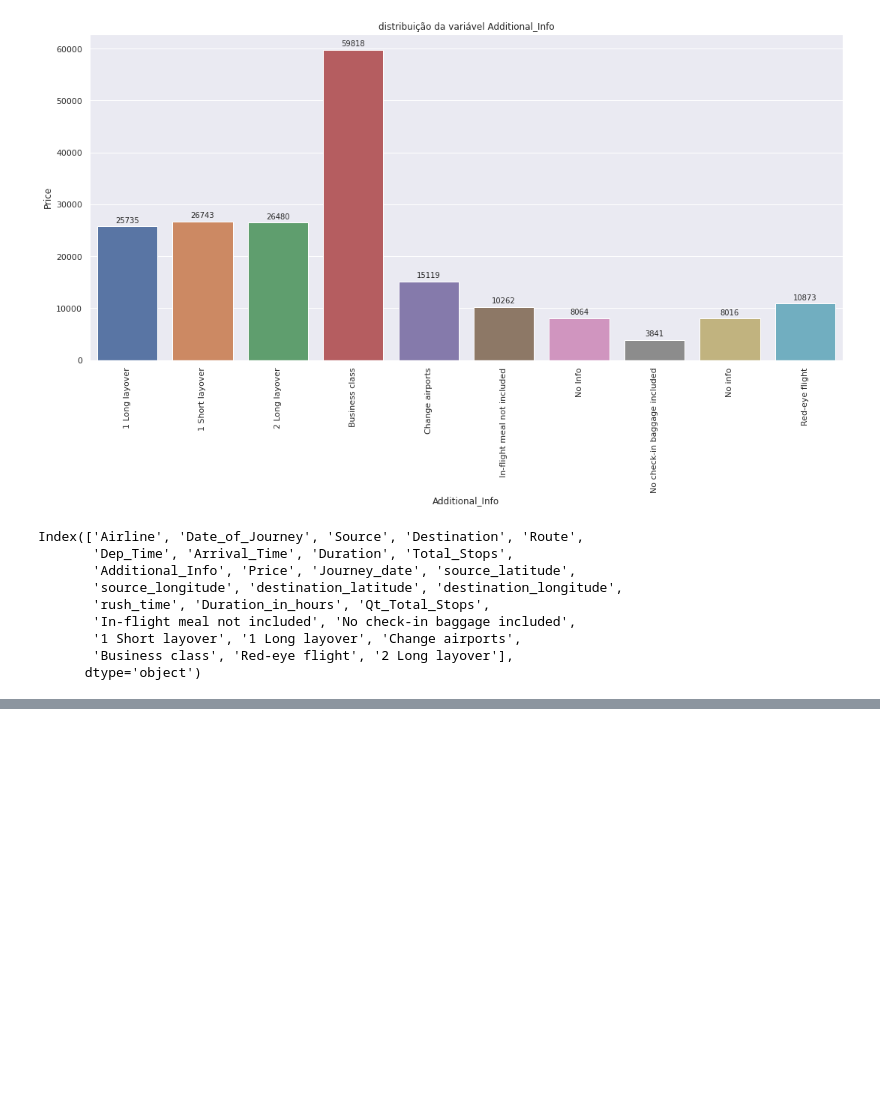
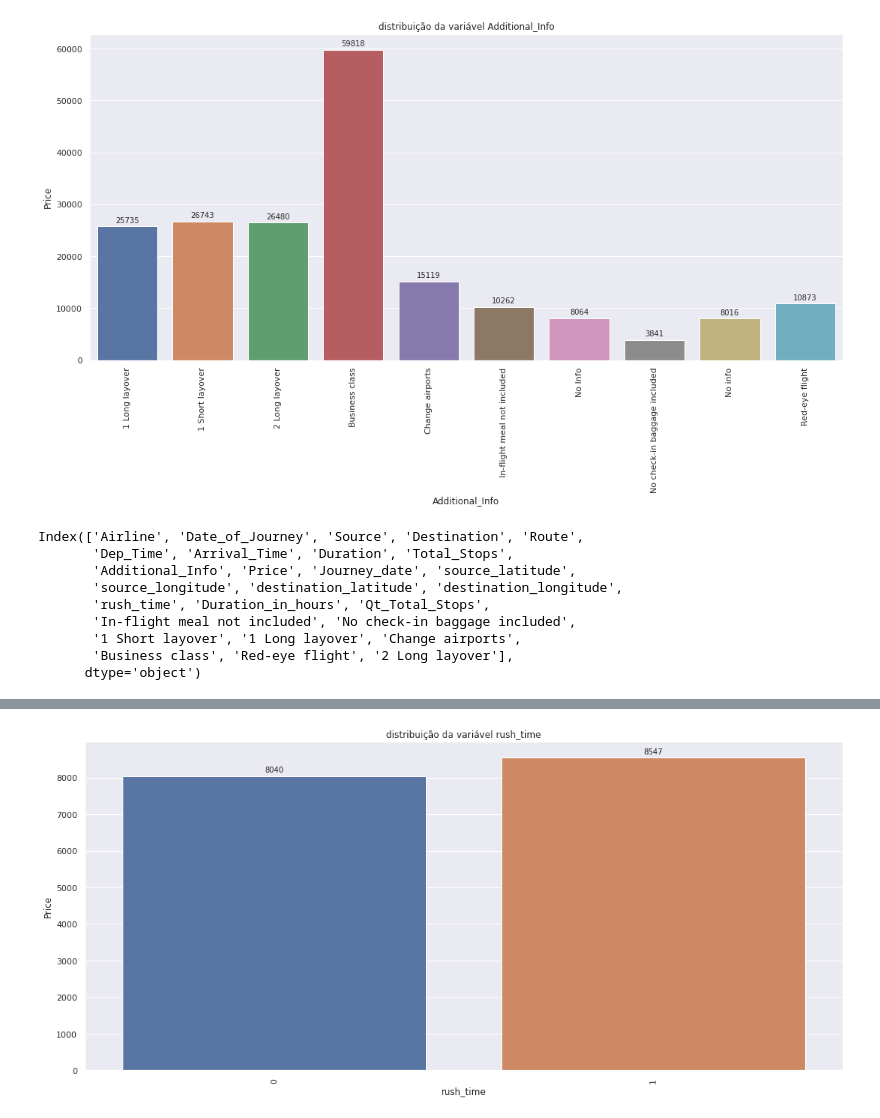
Before and after one commit to HedersonSantos/PredictFligthTicket, a Jupyter notebook: TransformersAndAnalysis.ipynb, the cells around one changed output, grey strips where cells are left out. Drawn from its saved outputs; the diff is of its cells as text; code cells hidden in the pictures; blank space fills up the shorter version.

```diff
--- a/TransformersAndAnalysis.ipynb
+++ b/TransformersAndAnalysis.ipynb
@@ -204,9 +204,11 @@ def graficocomPreco(coluna, df_dados):
   df = df_dados[column_price].groupby(column)['Price'].median().reset_index()
   fig, ax =plt.subplots(figsize=(18, 8), sharex=True)
   for c in column:
-    print('3')
     if c!="Price":
-      sns.barplot(x=c,y='Price', data=df,orient='v', ax = ax).set_title(f"distribuição da variável {c}")
+      if len(column)==1:
+        sns.barplot(x=c,y='Price', data=df,orient='v', ax = ax).set_title(f"distribuição da variável {c}")
+      else:
+        sns.lineplot(x=c,y='Price', data=df, ax = ax).set_title(f"distribuição da variável {c}")
   for bar in ax.patches:
     ax.annotate(format(bar.get_height(),'.0f'),
                     (bar.get_x() + bar.get_width() / 2,
@@ -244,0 +258,4 @@ KeyError: ignored
+# %%
+graficocomPreco('rush_time',dftrain)
+# %% [output]
+[figure, added]
```
Also changed, not shown: parts of 3 cells of this notebook.
